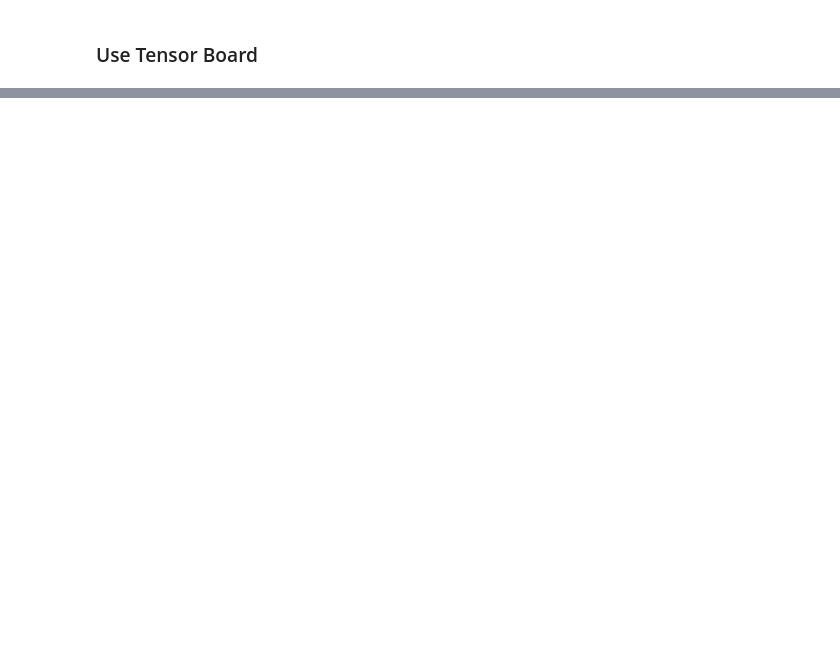
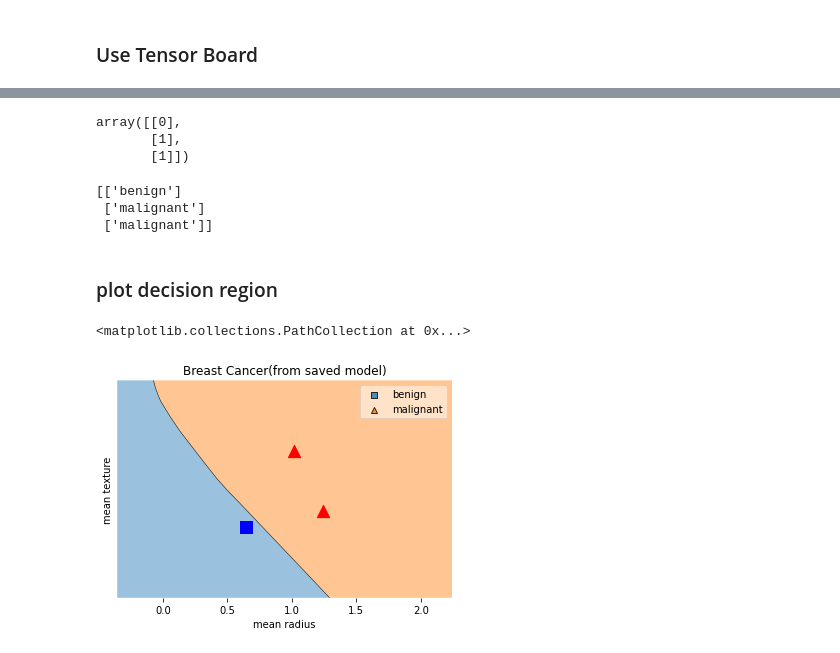
Before and after one commit to Abdulhakim-Maha/Machine-Learning, a Jupyter notebook: workshop/Tensorflow_keras/breast_cancer.ipynb, the cells around one changed output, grey strips where cells are left out. Saved outputs shown, nothing was run; the diff lists cells and outputs as text; code cells hidden in the pictures; blank space fills up the shorter version.

```diff
--- a/workshop/Tensorflow_keras/breast_cancer.ipynb
+++ b/workshop/Tensorflow_keras/breast_cancer.ipynb
@@ -440,0 +608,37 @@ Epoch 30/30
+# %%
+X_new2_sc = sc2.transform(X_new2)
+# %%
+y_pred_pr = my_model.predict(X_new2_sc)
+# %%
+y_pred = (y_pred_pr > .5).astype(int)
+# %%
+y_pred
+# %% [output]
+array([[0],
+       [1],
+       [1]])
+# %%
+print(class_names[y_pred])
+# %% [output]
+[['benign']
+ ['malignant']
+ ['malignant']]
+# %% [markdown]
+### plot decision region
+# %%
+y = y_pred.reshape(1, -1)[0]
+# %%
+ax = plot_decision_regions(X_new2_sc, y , clf=my_model)
+handles, labels = ax.get_legend_handles_labels()
+ax.legend(handles, class_names, framealpha=0.5)
+
+plt.title("Breast Cancer(from saved model)")
+plt.yticks([])
+plt.xlabel('mean radius')
+plt.ylabel('mean texture')
+
+plt.scatter(X_new2_sc[:, 0][y == 0], X_new2_sc[:, 1][y == 0], marker='s', s=150, c='b')
+plt.scatter(X_new2_sc[:, 0][y == 1], X_new2_sc[:, 1][y == 1], marker='^', s=150, c='r')
+# %% [output]
+<matplotlib.collections.PathCollection at 0x...>
+[figure, added]
```
Also changed, not shown: parts of 45 cells of this notebook, 34 other files.
